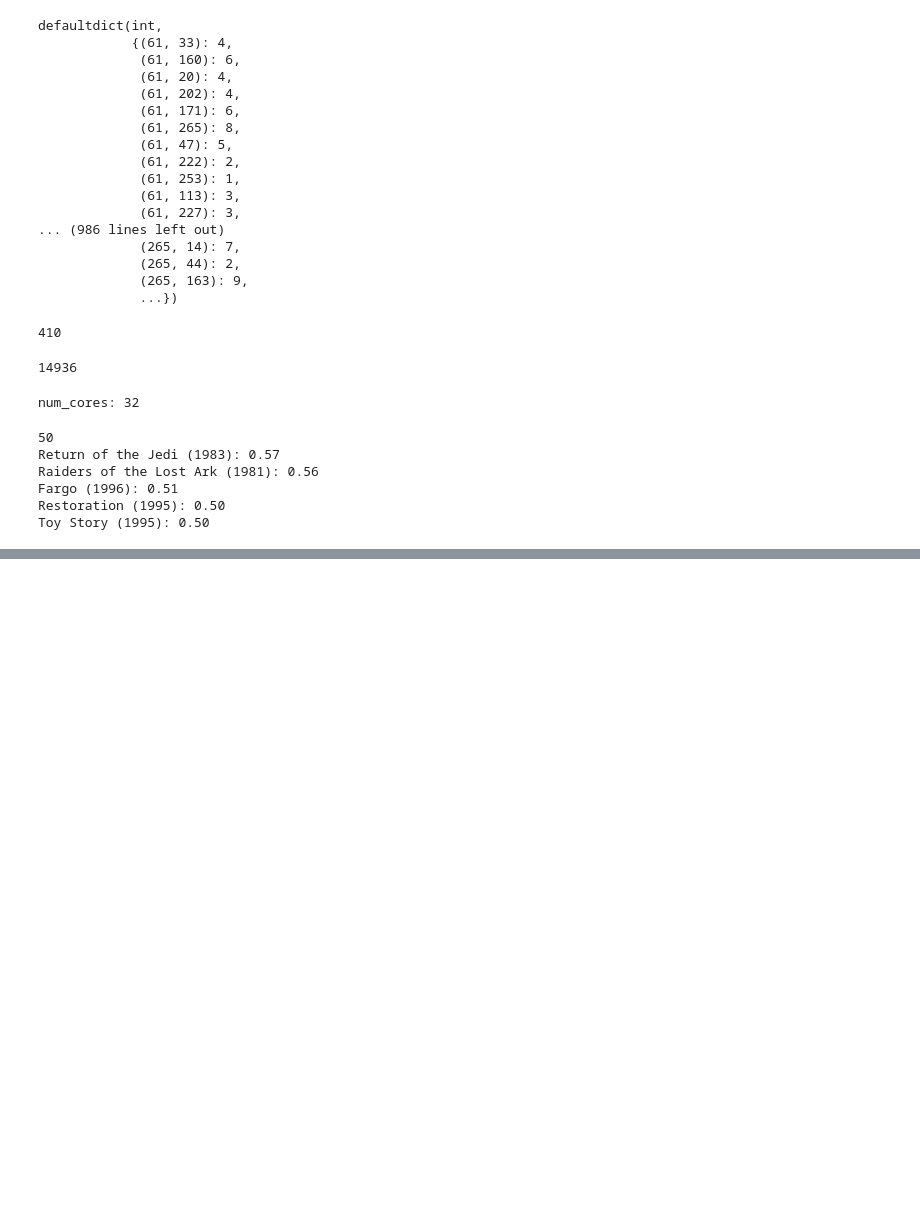
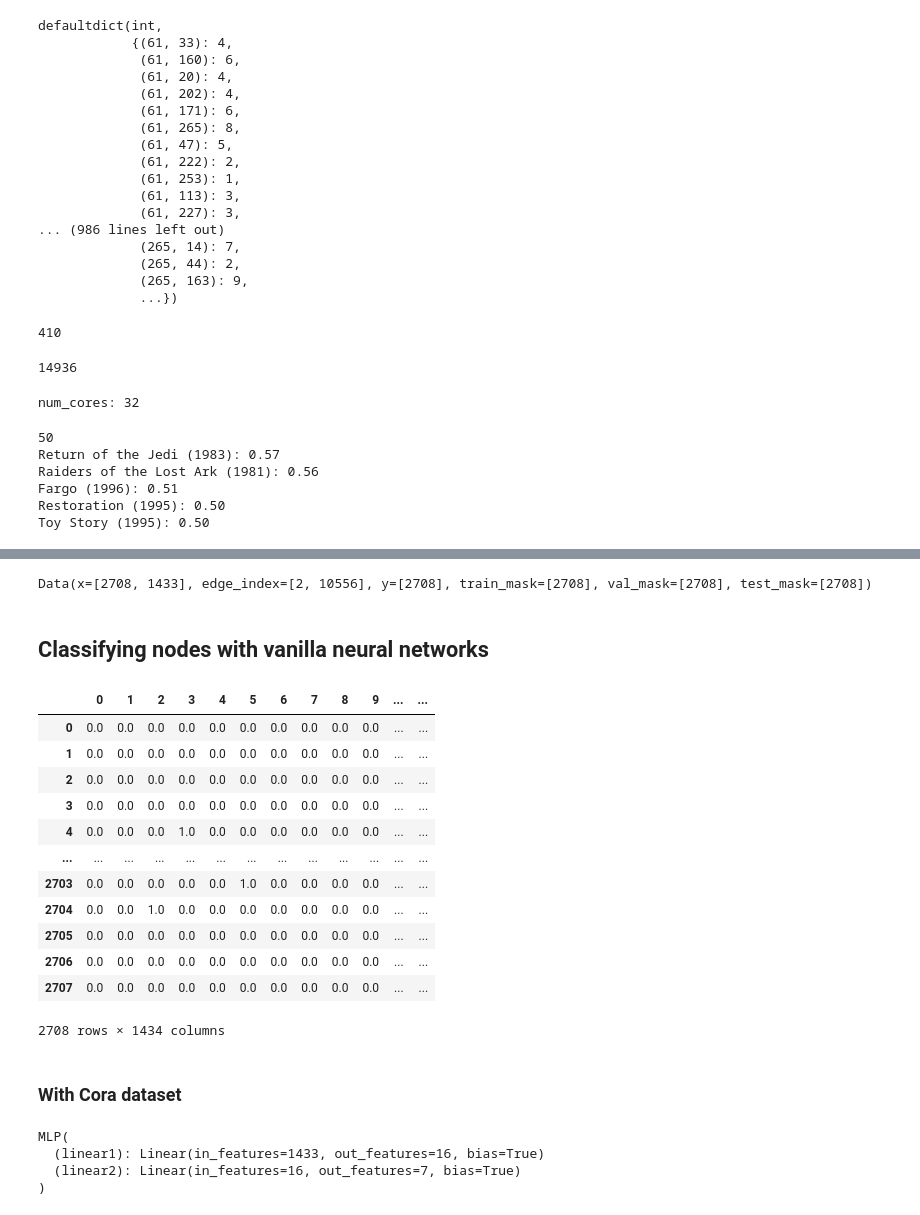
Before and after one commit to difersalest/GNN_Practice, a Jupyter notebook: testing_graphs.ipynb, the cells around one changed output, grey strips where cells are left out. Cells and saved outputs as stored; diff of their text form; code cells hidden in the pictures; blank space fills up the shorter version.

```diff
--- a/testing_graphs.ipynb
+++ b/testing_graphs.ipynb
@@ -548,0 +951,31 @@ Toy Story (1995): 0.50
+# %%
+import torch_geometric.transforms as T
+dataset = Planetoid(root=".", name="Cora")
+data = dataset[0]
+# %%
+data
+# %% [output]
+Data(x=[2708, 1433], edge_index=[2, 10556], y=[2708], train_mask=[2708], val_mask=[2708], test_mask=[2708])
+# %% [markdown]
+## Classifying nodes with vanilla neural networks
+# %%
+import pandas as pd
+
+df_x = pd.DataFrame(data.x.numpy())
+df_x['label'] = pd.DataFrame(data.y)
+# %%
+df_x
+# %% [output]
+|  | 0 | 1 | 2 | 3 | 4 | 5 | 6 | 7 | 8 | 9 | ... | ... |
+| 0 | 0.0 | 0.0 | 0.0 | 0.0 | 0.0 | 0.0 | 0.0 | 0.0 | 0.0 | 0.0 | ... | ... |
+| 1 | 0.0 | 0.0 | 0.0 | 0.0 | 0.0 | 0.0 | 0.0 | 0.0 | 0.0 | 0.0 | ... | ... |
+| 2 | 0.0 | 0.0 | 0.0 | 0.0 | 0.0 | 0.0 | 0.0 | 0.0 | 0.0 | 0.0 | ... | ... |
+| 3 | 0.0 | 0.0 | 0.0 | 0.0 | 0.0 | 0.0 | 0.0 | 0.0 | 0.0 | 0.0 | ... | ... |
+| 4 | 0.0 | 0.0 | 0.0 | 1.0 | 0.0 | 0.0 | 0.0 | 0.0 | 0.0 | 0.0 | ... | ... |
+| ... | ... | ... | ... | ... | ... | ... | ... | ... | ... | ... | ... | ... |
+| 2703 | 0.0 | 0.0 | 0.0 | 0.0 | 0.0 | 1.0 | 0.0 | 0.0 | 0.0 | 0.0 | ... | ... |
+| 2704 | 0.0 | 0.0 | 1.0 | 0.0 | 0.0 | 0.0 | 0.0 | 0.0 | 0.0 | 0.0 | ... | ... |
+| 2705 | 0.0 | 0.0 | 0.0 | 0.0 | 0.0 | 0.0 | 0.0 | 0.0 | 0.0 | 0.0 | ... | ... |
+| 2706 | 0.0 | 0.0 | 0.0 | 0.0 | 0.0 | 0.0 | 0.0 | 0.0 | 0.0 | 0.0 | ... | ... |
+| 2707 | 0.0 | 0.0 | 0.0 | 0.0 | 0.0 | 0.0 | 0.0 | 0.0 | 0.0 | 0.0 | ... | ... |
+2708 rows × 1434 columns
@@ -548,0 +1022,2 @@ Toy Story (1995): 0.50
+# %% [markdown]
+### With Cora dataset
@@ -548,0 +1028,8 @@ Toy Story (1995): 0.50
+# %%
+mlp = MLP(dataset.num_features, 16, dataset.num_classes)
+print(mlp)
+# %% [output]
+MLP(
+  (linear1): Linear(in_features=1433, out_features=16, bias=True)
+  (linear2): Linear(in_features=16, out_features=7, bias=True)
+)
```
Also changed, not shown: parts of 47 cells of this notebook, 3 other files.
